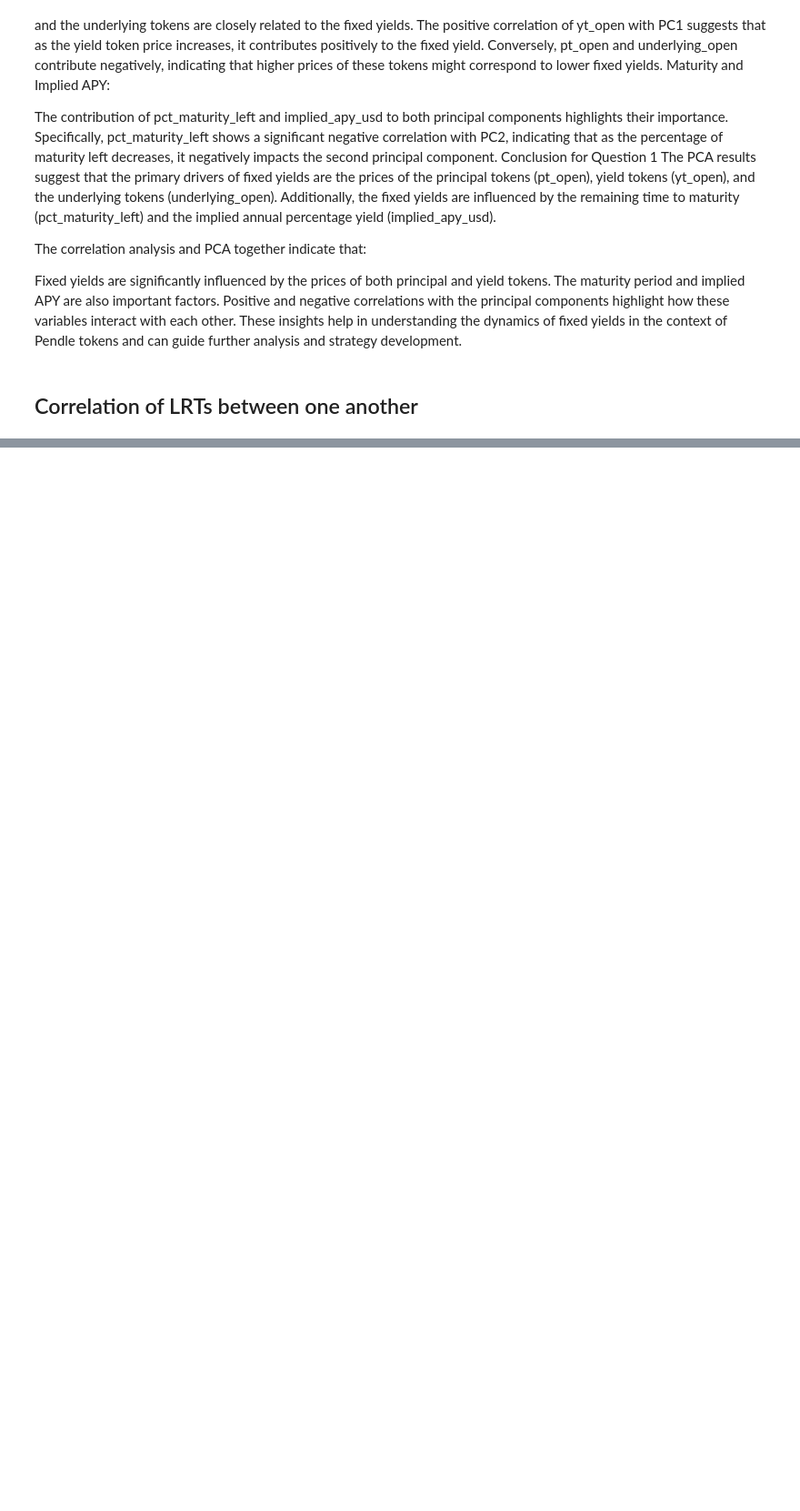
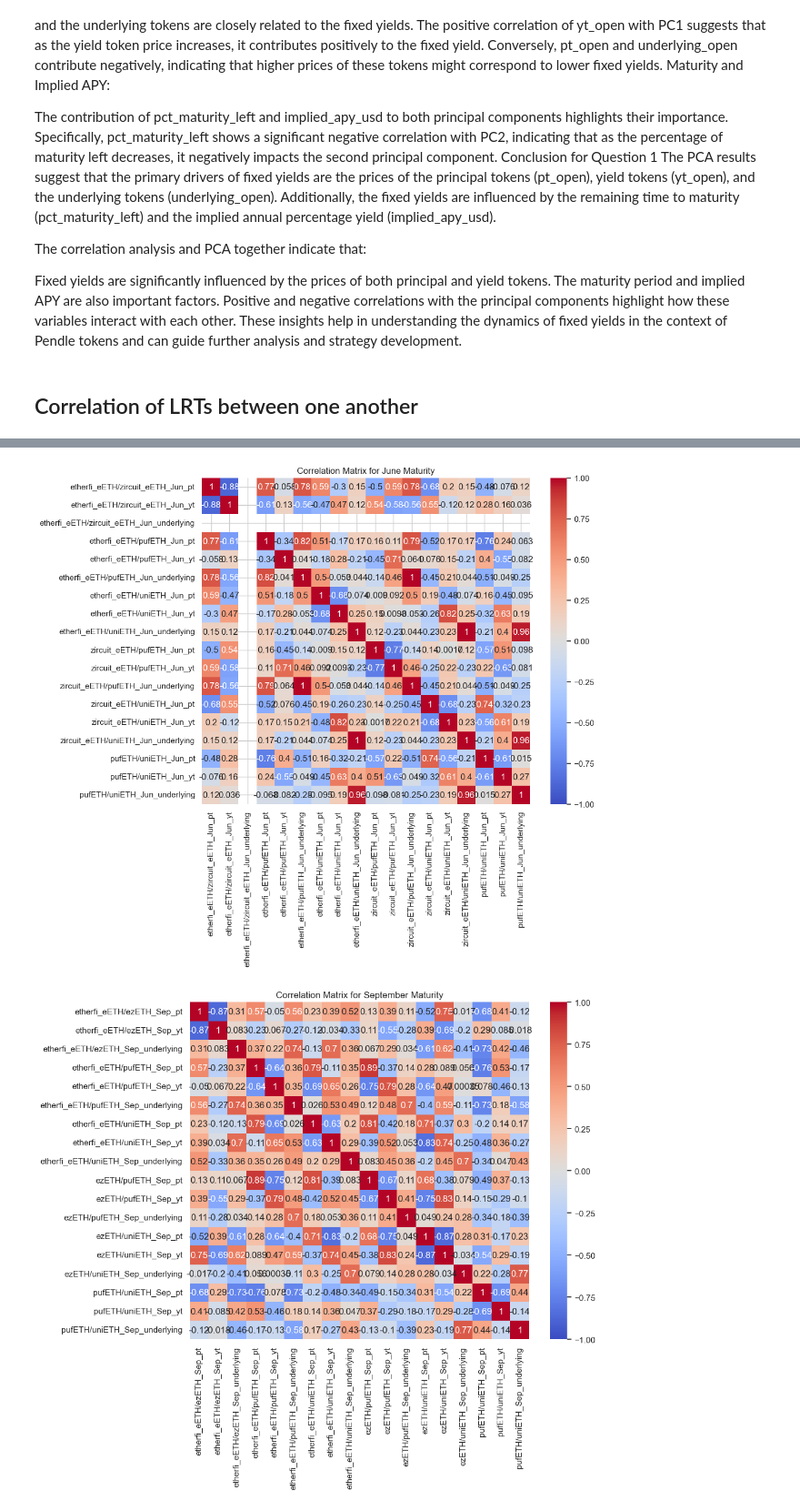
Before and after one commit to farischaudhry/pendle-analysis, a Jupyter notebook: lrt-analysis.ipynb, the cells around one changed output, grey strips where cells are left out. Shown at 91% size. Cells and saved outputs as stored; diff of their text form; code cells hidden in the pictures; blank space fills up the shorter version.

```diff
--- a/lrt-analysis.ipynb
+++ b/lrt-analysis.ipynb
@@ -336,0 +351,21 @@ def calculate_price_ratios(df1, df2, label1, label2):
+# %%
+# Example function to calculate and plot correlation matrix
+def plot_correlation(df, title):
+    correlation_matrix = df.corr()  # Calculate the correlation matrix
+    plt.figure(figsize=(10, 8))
+    sns.heatmap(correlation_matrix, annot=True, cmap='coolwarm', vmin=-1, vmax=1)
+    plt.title(title)
+    plt.show()
+
+# Perform correlation analysis for each maturity period
+if not all_ratios_jun_df.empty:
+    plot_correlation(all_ratios_jun_df, 'Correlation Matrix for June Maturity')
+
+if not all_ratios_sep_df.empty:
+    plot_correlation(all_ratios_sep_df, 'Correlation Matrix for September Maturity')
+
+if not all_ratios_dec_df.empty:
+    plot_correlation(all_ratios_dec_df, 'Correlation Matrix for December Maturity')
+# %% [output]
+[figure, added]
+[figure, added]
```
Also changed, not shown: parts of 14 cells of this notebook, 1 other file.
